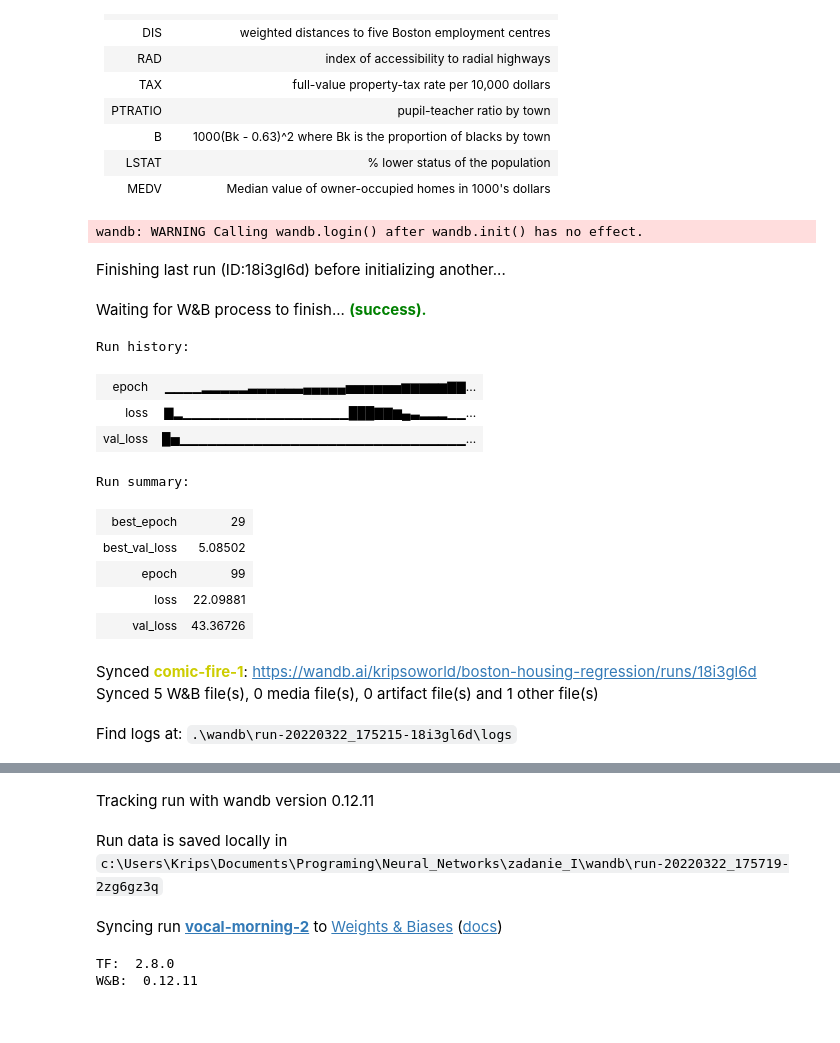
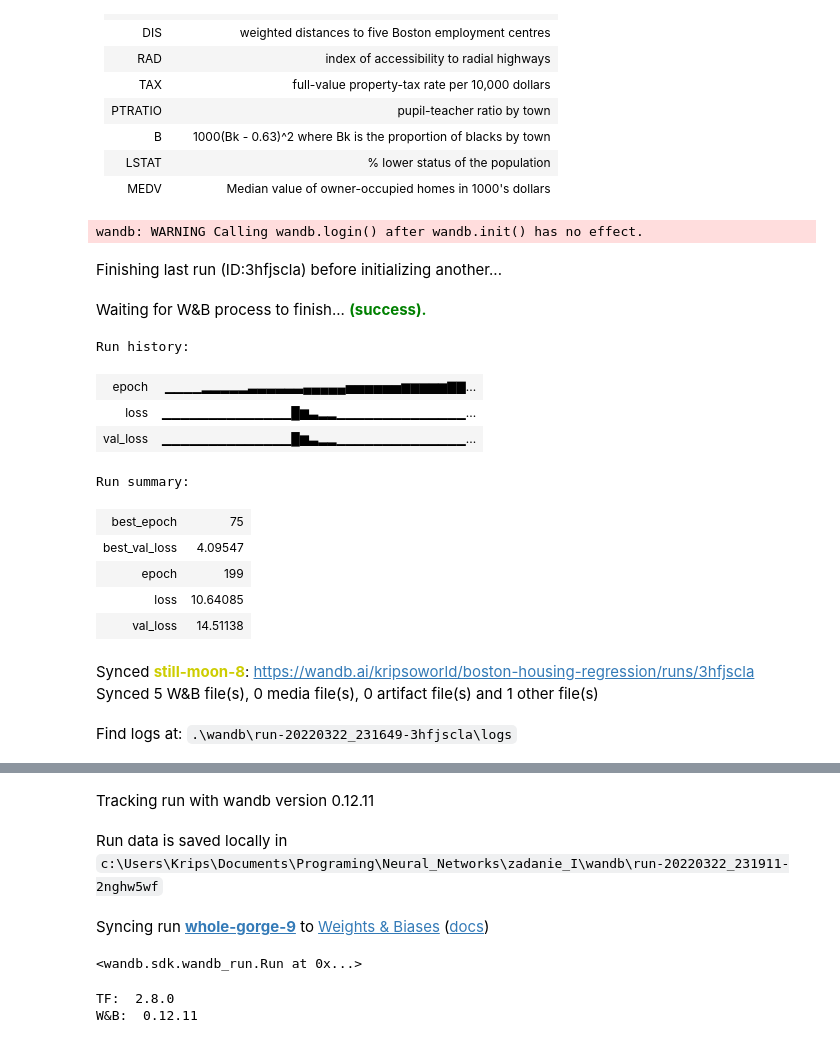
Before and after one commit to kripso/Neural_Networks, a Jupyter notebook: zadanie_I/zadanie_1.ipynb, the cells around one changed output, grey strips where cells are left out. Cells and saved outputs as stored; diff of their text form; code cells hidden in the pictures.

Commit message:
Final form of Zadanie 1

```diff
--- a/zadanie_I/zadanie_1.ipynb
+++ b/zadanie_I/zadanie_1.ipynb
@@ -43,28 +43,28 @@ import wandb
 # %%
 config = dict(
     data_flag = 'boston-housing',
-    epochs = 100,
+    epochs = 200,
     learning_rate = 0.01,
     optimizer = 'adam',
     loss_fn = 'mse'
 )
 
 wandb.login()
 wandb.init(project='boston-housing-regression', config=config)
 # %% [output]
 wandb: WARNING Calling wandb.login() after wandb.init() has no effect.
-Finishing last run (ID:18i3gl6d) before initializing another...
+Finishing last run (ID:3hfjscla) before initializing another...
 Waiting for W&B process to finish... (success).
 Run history:
 | epoch | ▁▁▁▁▂▂▂▂▂▃▃▃▃▃▃▄▄▄▄▄▅▅▅▅▅▅▆▆▆▆▆▇▇... |
-| loss | ▇▂▁▁▁▁▁▁▁▁▁▁▁▁▁▁▁▁▁▁███▇▇▆▄▃▂▂▂▁▁... |
-| val_loss | █▅▁▁▁▁▁▁▁▁▁▁▁▁▁▁▁▁▁▁▁▁▁▁▁▁▁▁▁▁▁▁▁... |
+| loss | ▁▁▁▁▁▁▁▁▁▁▁▁▁▁█▆▃▂▂▁▁▁▁▁▁▁▁▁▁▁▁▁▁... |
+| val_loss | ▁▁▁▁▁▁▁▁▁▁▁▁▁▁█▆▃▂▂▁▁▁▁▁▁▁▁▁▁▁▁▁▁... |
 Run summary:
-| best_epoch | 29 |
-| best_val_loss | 5.08502 |
-| epoch | 99 |
-| loss | 22.09881 |
-| val_loss | 43.36726 |
+| best_epoch | 75 |
+| best_val_loss | 4.09547 |
+| epoch | 199 |
+| loss | 10.64085 |
+| val_loss | 14.51138 |
-Synced comic-fire-1: https://wandb.ai/kripsoworld/boston-housing-regression/runs/18i3gl6d
+Synced still-moon-8: https://wandb.ai/kripsoworld/boston-housing-regression/runs/3hfjscla
 Synced 5 W&B file(s), 0 media file(s), 0 artifact file(s) and 1 other file(s)
-Find logs at: .\wandb\run-20220322_175215-18i3gl6d\logs
+Find logs at: .\wandb\run-20220322_231649-3hfjscla\logs
@@ -72,6 +72,7 @@ Successfully finished last run (ID:18i3gl6d). Initializing new run:
 Tracking run with wandb version 0.12.11
-Run data is saved locally in c:\Users\Krips\Documents\Programing\Neural_Networks\zadanie_I\wandb\run-20220322_175719-2zg6gz3q
+Run data is saved locally in c:\Users\Krips\Documents\Programing\Neural_Networks\zadanie_I\wandb\run-20220322_231911-2nghw5wf
-Syncing run vocal-morning-2 to Weights & Biases (docs)
+Syncing run whole-gorge-9 to Weights & Biases (docs)
+<wandb.sdk.wandb_run.Run at 0x...>
 # %%
 print("TF: ", tf.__version__)
 print("W&B: ", wandb.__version__)
```
Also changed, not shown: parts of 23 cells of this notebook.
